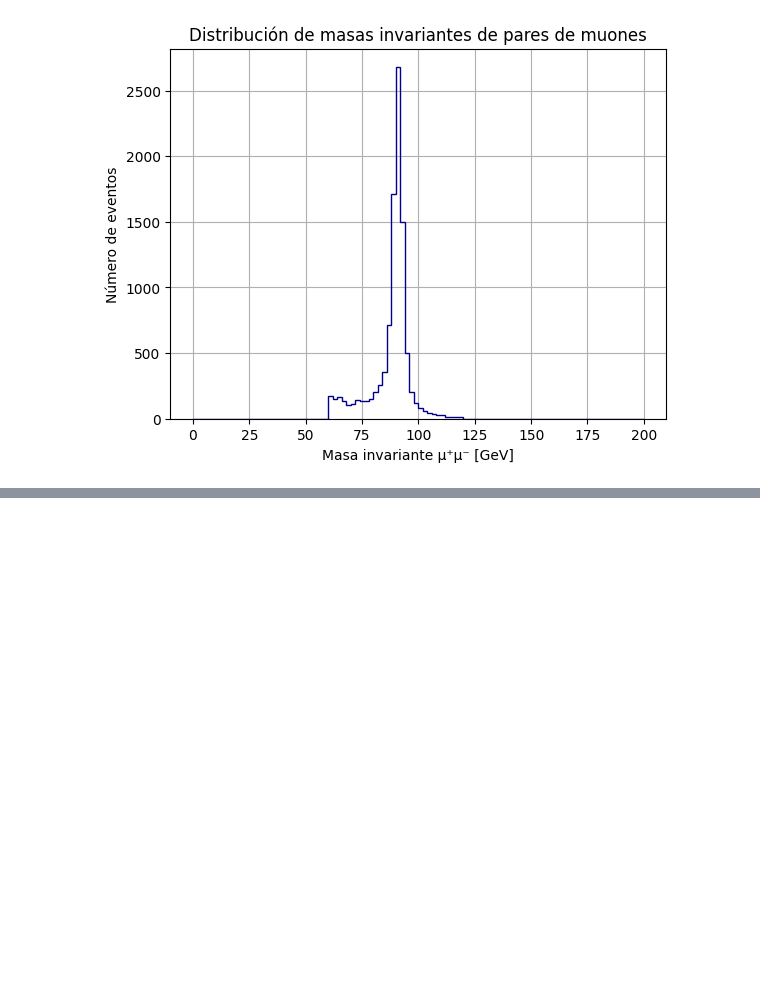
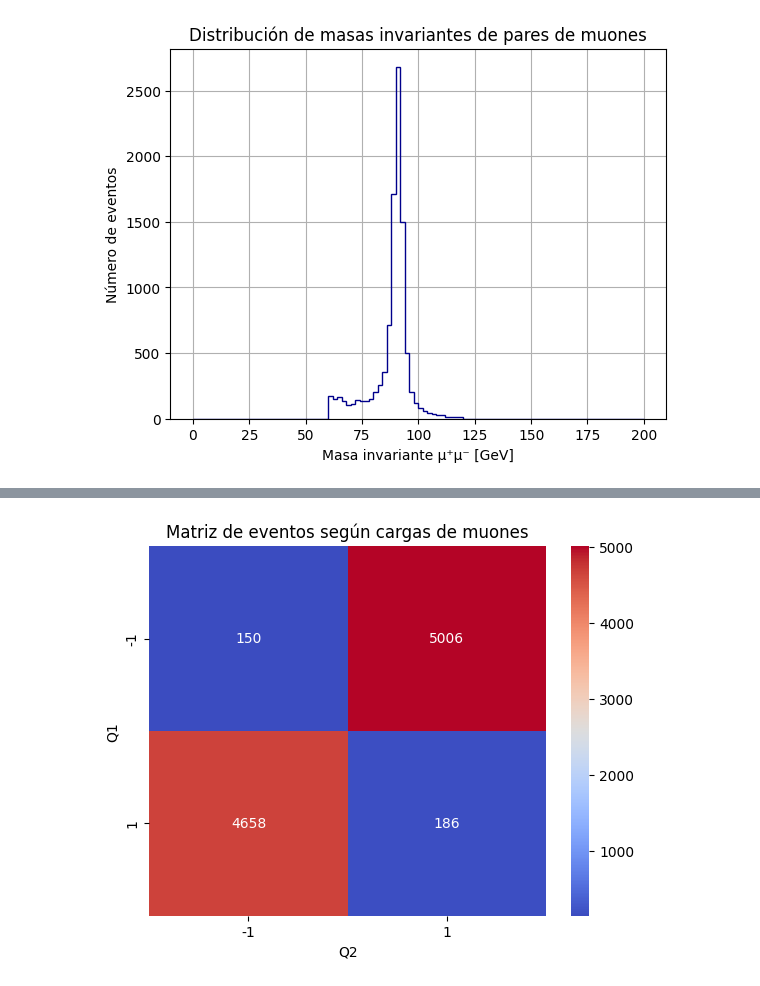
Before and after one commit to ProgramasParaFisicaDeParticulas/lecturadedatosabiertoscmszmumu-Pioquinto9, a Jupyter notebook: CMSOpenDataZtoMuMu.ipynb, the cells around one changed output, grey strips where cells are left out. Saved outputs shown, nothing was run; the diff lists cells and outputs as text; code cells hidden in the pictures; blank space fills up the shorter version.

```diff
--- a/CMSOpenDataZtoMuMu.ipynb
+++ b/CMSOpenDataZtoMuMu.ipynb
@@ -57,0 +86,13 @@ muones_opuestos = muones_aislados[muones_aislados["Q1"] * muones_aislados["Q2"]
+# %%
+import seaborn as sns
+# Crear tabla de frecuencia conjunta
+tabla = particles.groupby(["Q1", "Q2"]).size().unstack().fillna(0)
+
+# Graficar como mapa de calor
+sns.heatmap(tabla, annot=True, cmap="coolwarm", fmt="g")
+plt.title("Matriz de eventos según cargas de muones")
+plt.xlabel("Q2")
+plt.ylabel("Q1")
+plt.show()
+# %% [output]
+[figure, added]
```
Also changed, not shown: parts of 2 cells of this notebook.
